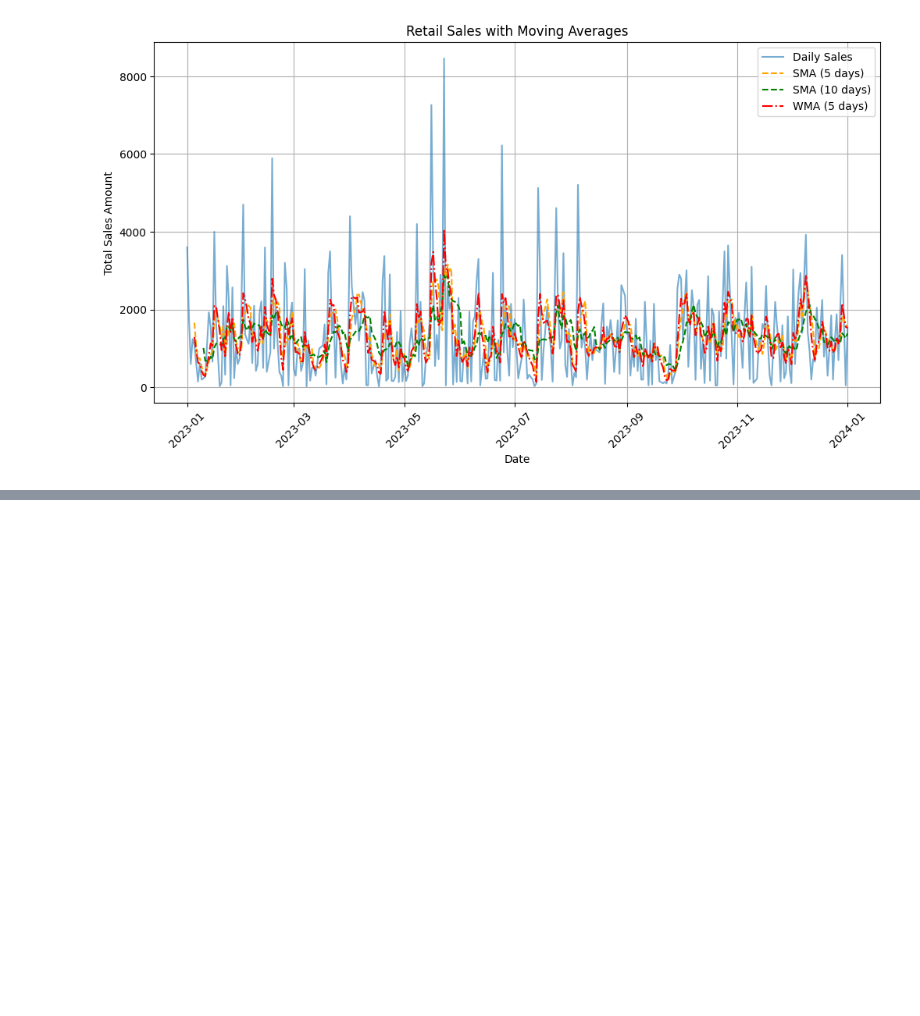
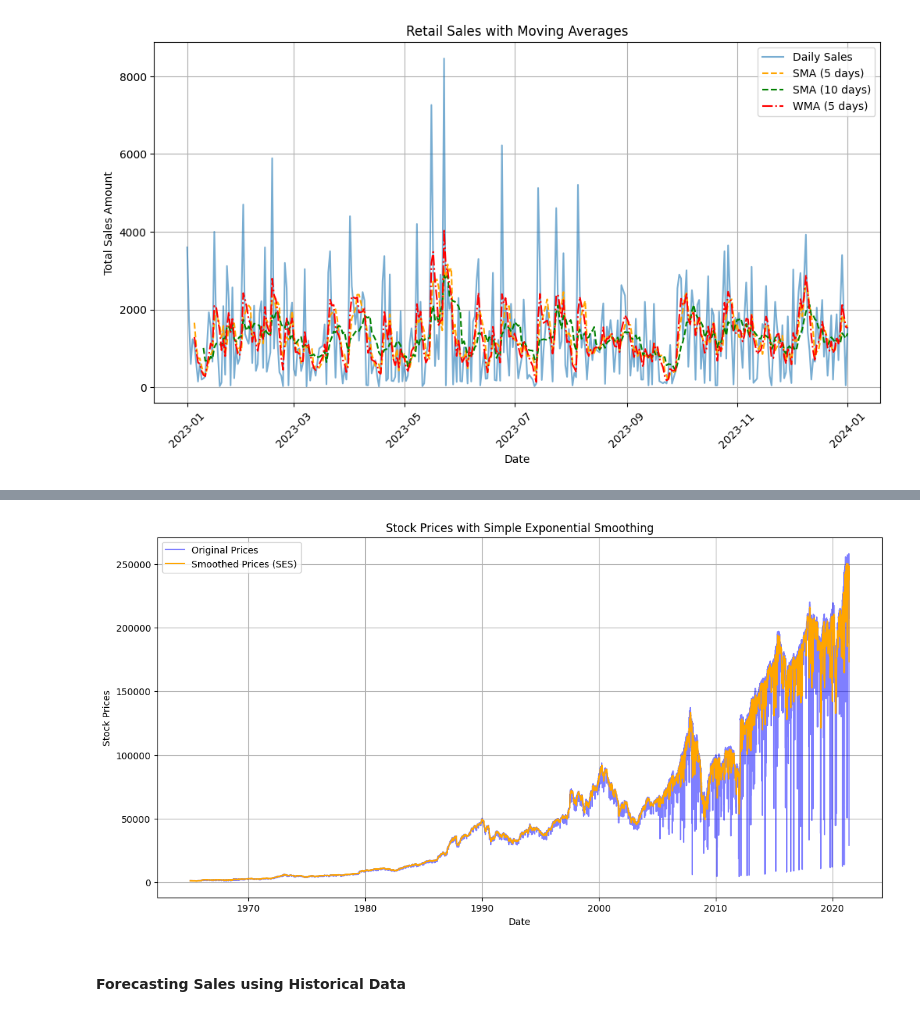
Before and after one commit to joyflorence/TIME-SERIES-AND-FORECASTING, a Jupyter notebook: practice/FORECASTING & STATISTICAL ANALYSIS/forecasting.ipynb, the cells around one changed output, grey strips where cells are left out. Drawn from its saved outputs; the diff is of its cells as text; code cells hidden in the pictures; blank space fills up the shorter version.

Commit message:
forecasting and statistical analysis

```diff
--- a/practice/FORECASTING & STATISTICAL ANALYSIS/forecasting.ipynb
+++ b/practice/FORECASTING & STATISTICAL ANALYSIS/forecasting.ipynb
@@ -213,0 +263,4 @@ plt.show()
+# %%
+stock_data = pd.read_csv('Market.csv')
+stock_data['Date'] = pd.to_datetime(stock_data['Date'])
+stock_data.head()
@@ -213,0 +288,5 @@ plt.show()
+# %%
+stock_data['Close'] = stock_data['Close'].fillna(method = 'ffill')
+# %%
+daily_stock_price = stock_data.groupby('Date')['Close'].sum().reset_index()
+daily_stock_price
@@ -213,0 +307,28 @@ plt.show()
+# %%
+
+stock_data.sort_values(by='Date', inplace=True)
+# # Select the 'Close' price for smoothing
+# stock_prices = stock_data['Close']
+
+# Apply Simple Exponential Smoothing
+alpha = 0.2
+model = SimpleExpSmoothing(daily_stock_price['Close'])
+model_fit = model.fit(smoothing_level=alpha, optimized=False)
+
+# Get the smoothed values
+smoothed_prices = model_fit.fittedvalues
+
+# Plot original and smoothed prices
+plt.figure(figsize=(14, 7))
+plt.plot(daily_stock_price['Date'],daily_stock_price['Close'] ,label='Original Prices', color='blue', alpha=0.5)
+plt.plot(daily_stock_price['Date'],smoothed_prices, label='Smoothed Prices (SES)', color='orange')
+plt.title('Stock Prices with Simple Exponential Smoothing')
+plt.xlabel('Date')
+plt.ylabel('Stock Prices')
+plt.legend()
+plt.grid()
+plt.show()
+# %% [output]
+[figure, added]
+# %% [markdown]
+#### Forecasting Sales using Historical Data
```
Also changed, not shown: parts of 14 cells of this notebook, 2 other files.
